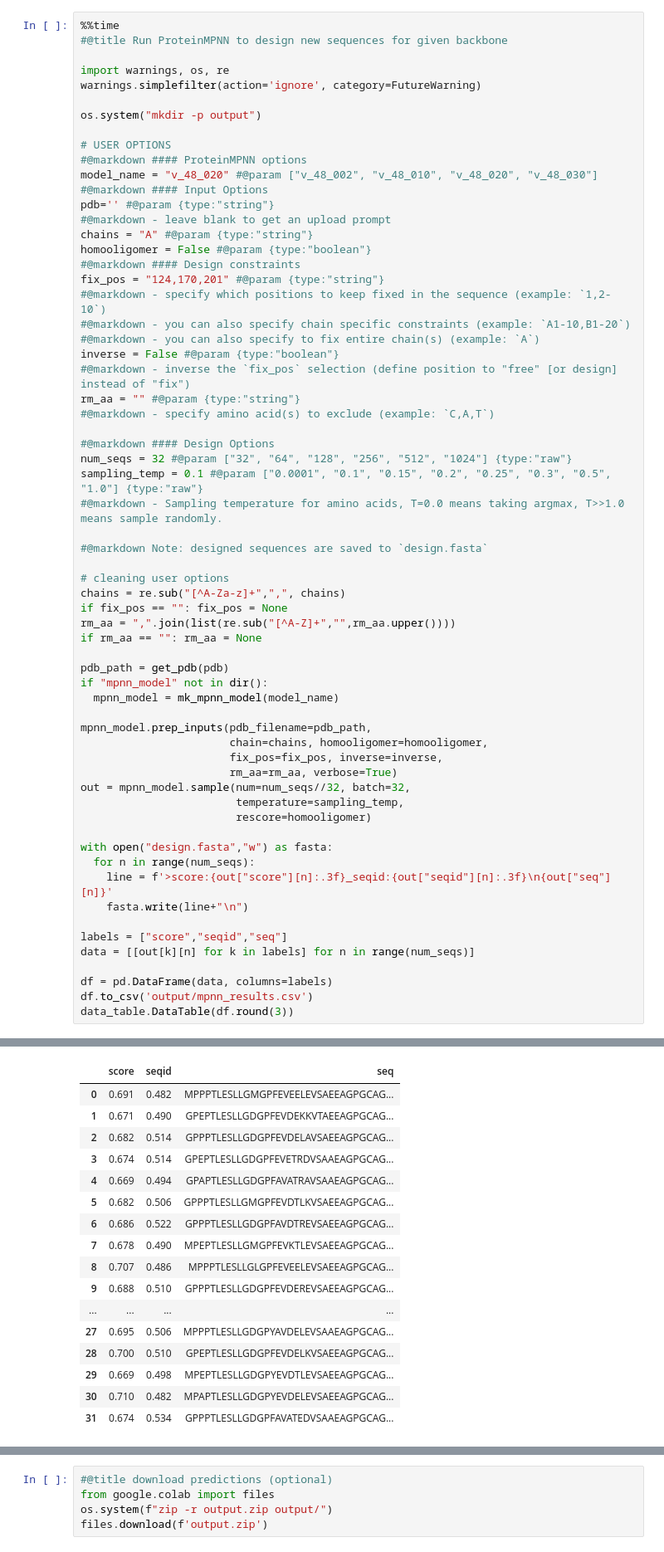
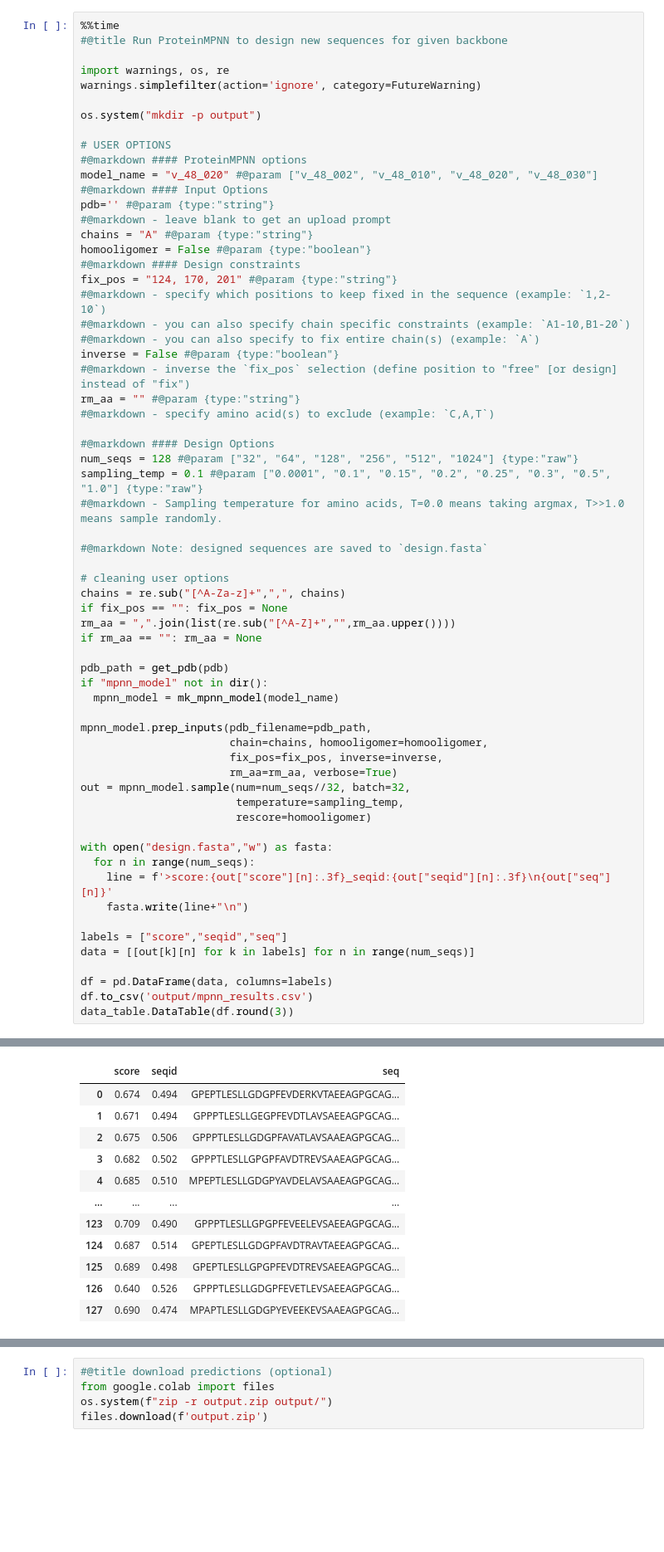
Before and after one commit to Temu-H17/github.io, a Jupyter notebook: mpnn/examples/proteinmpnn_in_jax.ipynb, the cells around one changed output, grey strips where cells are left out. Shown at 83% size. Saved outputs shown, nothing was run; the diff lists cells and outputs as text; blank space fills up the shorter version.

```diff
--- a/mpnn/examples/proteinmpnn_in_jax.ipynb
+++ b/mpnn/examples/proteinmpnn_in_jax.ipynb
@@ -72,7 +72,7 @@ pdb='' #@param {type:"string"}
 chains = "A" #@param {type:"string"}
 homooligomer = False #@param {type:"boolean"}
 #@markdown #### Design constraints
-fix_pos = "124,170,201" #@param {type:"string"}
+fix_pos = "124, 170, 201" #@param {type:"string"}
 #@markdown - specify which positions to keep fixed in the sequence (example: `1,2-10`)
 #@markdown - you can also specify chain specific constraints (example: `A1-10,B1-20`)
 #@markdown - you can also specify to fix entire chain(s) (example: `A`)
@@ -82,7 +82,7 @@ rm_aa = "" #@param {type:"string"}
 #@markdown - specify amino acid(s) to exclude (example: `C,A,T`)
 
 #@markdown #### Design Options
-num_seqs = 32 #@param ["32", "64", "128", "256", "512", "1024"] {type:"raw"}
+num_seqs = 128 #@param ["32", "64", "128", "256", "512", "1024"] {type:"raw"}
 sampling_temp = 0.1 #@param ["0.0001", "0.1", "0.15", "0.2", "0.25", "0.3", "0.5", "1.0"] {type:"raw"}
 #@markdown - Sampling temperature for amino acids, T=0.0 means taking argmax, T>>1.0 means sample randomly.
 
@@ -128,17 +128,12 @@ Wall time: 49.2 s
 |  | score | seqid | seq |
-| 0 | 0.691 | 0.482 | MPPPTLESLLGMGPFEVEELEVSAEEAGPGCAG... |
-| 1 | 0.671 | 0.490 | GPEPTLESLLGDGPFEVDEKKVTAEEAGPGCAG... |
-| 2 | 0.682 | 0.514 | GPPPTLESLLGDGPFEVDELAVSAEEAGPGCAG... |
-| 3 | 0.674 | 0.514 | GPEPTLESLLGDGPFEVETRDVSAAEAGPGCAG... |
-| 4 | 0.669 | 0.494 | GPAPTLESLLGDGPFAVATRAVSAAEAGPGCAG... |
-| 5 | 0.682 | 0.506 | GPPPTLESLLGMGPFEVDTLKVSAEEAGPGCAG... |
-| 6 | 0.686 | 0.522 | GPPPTLESLLGDGPFAVDTREVSAEEAGPGCAG... |
-| 7 | 0.678 | 0.490 | MPEPTLESLLGMGPFEVKTLEVSAEEAGPGCAG... |
-| 8 | 0.707 | 0.486 | MPPPTLESLLGLGPFEVEELEVSAEEAGPGCAG... |
-| 9 | 0.688 | 0.510 | GPPPTLESLLGDGPFEVDEREVSAEEAGPGCAG... |
+| 0 | 0.674 | 0.494 | GPEPTLESLLGDGPFEVDERKVTAEEAGPGCAG... |
+| 1 | 0.671 | 0.494 | GPPPTLESLLGEGPFEVDTLAVSAEEAGPGCAG... |
+| 2 | 0.675 | 0.506 | GPPPTLESLLGDGPFAVATLAVSAAEAGPGCAG... |
+| 3 | 0.682 | 0.502 | GPPPTLESLLGPGPFAVDTREVSAAEAGPGCAG... |
+| 4 | 0.685 | 0.510 | MPEPTLESLLGDGPYAVDELAVSAAEAGPGCAG... |
 | ... | ... | ... | ... |
-| 27 | 0.695 | 0.506 | MPPPTLESLLGDGPYAVDELEVSAAEAGPGCAG... |
-| 28 | 0.700 | 0.510 | GPEPTLESLLGDGPFEVDELKVSAEEAGPGCAG... |
-| 29 | 0.669 | 0.498 | MPEPTLESLLGDGPYEVDTLEVSAEEAGPGCAG... |
-| 30 | 0.710 | 0.482 | MPAPTLESLLGDGPYEVDELEVSAEEAGPGCAG... |
-| 31 | 0.674 | 0.534 | GPPPTLESLLGDGPFAVATEDVSAAEAGPGCAG... |
+| 123 | 0.709 | 0.490 | GPPPTLESLLGPGPFEVEELEVSAEEAGPGCAG... |
+| 124 | 0.687 | 0.514 | GPEPTLESLLGDGPFAVDTRAVTAEEAGPGCAG... |
+| 125 | 0.689 | 0.498 | GPEPTLESLLGPGPFEVDTREVSAEEAGPGCAG... |
+| 126 | 0.640 | 0.526 | GPPPTLESLLGDGPFEVETLEVSAEEAGPGCAG... |
+| 127 | 0.690 | 0.474 | MPAPTLESLLGDGPYEVEEKEVSAAEAGPGCAG... |
```
Also changed, not shown: parts of 4 cells of this notebook.
